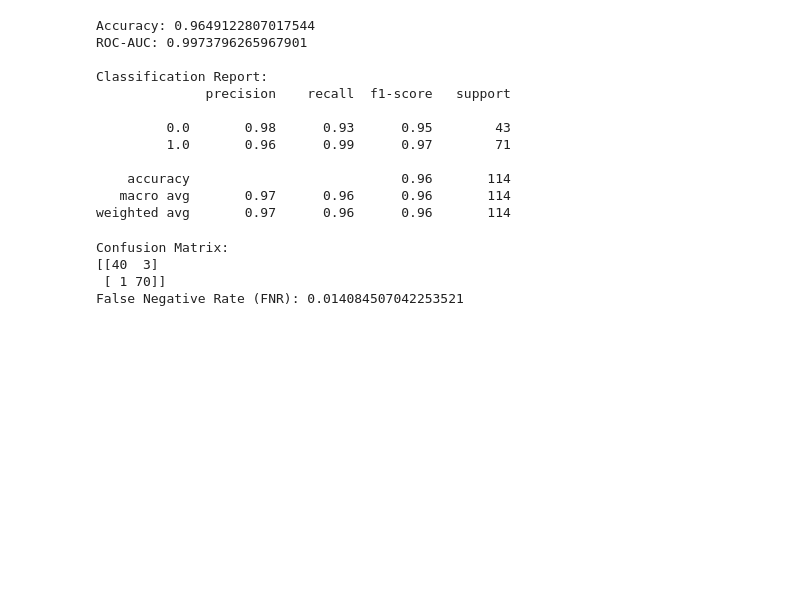
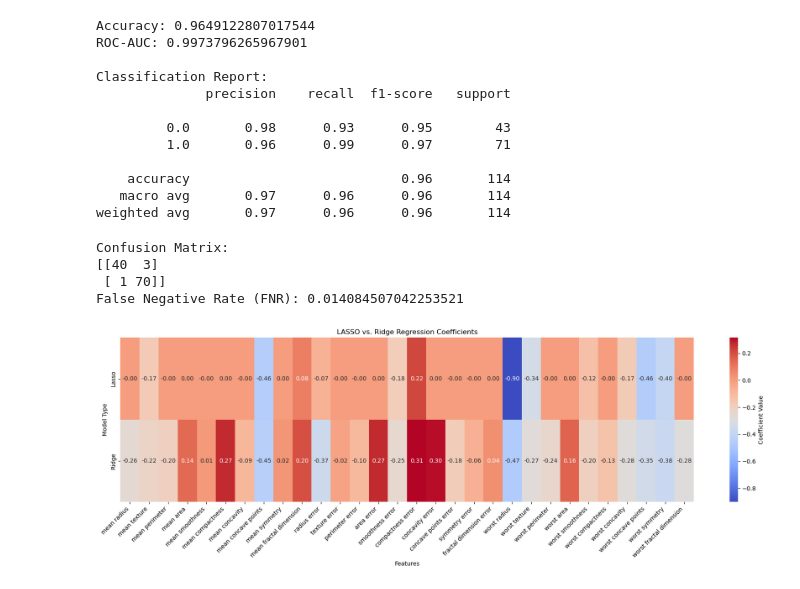
Before and after one commit to svemuru15/562project, a Jupyter notebook: 562 Project.ipynb, the cells around one changed output. Cells and saved outputs as stored; diff of their text form; code cells hidden in the pictures; blank space fills up the shorter version.

```diff
--- a/562 Project.ipynb
+++ b/562 Project.ipynb
@@ -413,0 +416,24 @@ False Negative Rate (FNR): 0.014084507042253521
+# %%
+lasso = Lasso(alpha=0.001)
+ridge = Ridge(alpha=1.0)
+lasso.fit(X_train, y_train)
+ridge.fit(X_train, y_train)
+lasso_coefficients = lasso.coef_
+ridge_coefficients = ridge.coef_
+
+coefficients = pd.DataFrame({
+    'Features': X.columns,
+    'Lasso': lasso_coefficients,
+    'Ridge': ridge_coefficients
+}).set_index('Features')
+
+plt.figure(figsize=(18, 6))
+sns.heatmap(coefficients.T, annot=True, fmt='.2f', cmap='coolwarm', cbar_kws={'label': 'Coefficient Value'})
+plt.title('LASSO vs. Ridge Regression Coefficients')
+plt.xlabel('Features')
+plt.ylabel('Model Type')
+plt.xticks(rotation=45, ha='right')
+plt.tight_layout()
+plt.show()
+# %% [output]
+[figure, added]
```
Also changed, not shown: parts of 1 cell of this notebook.
